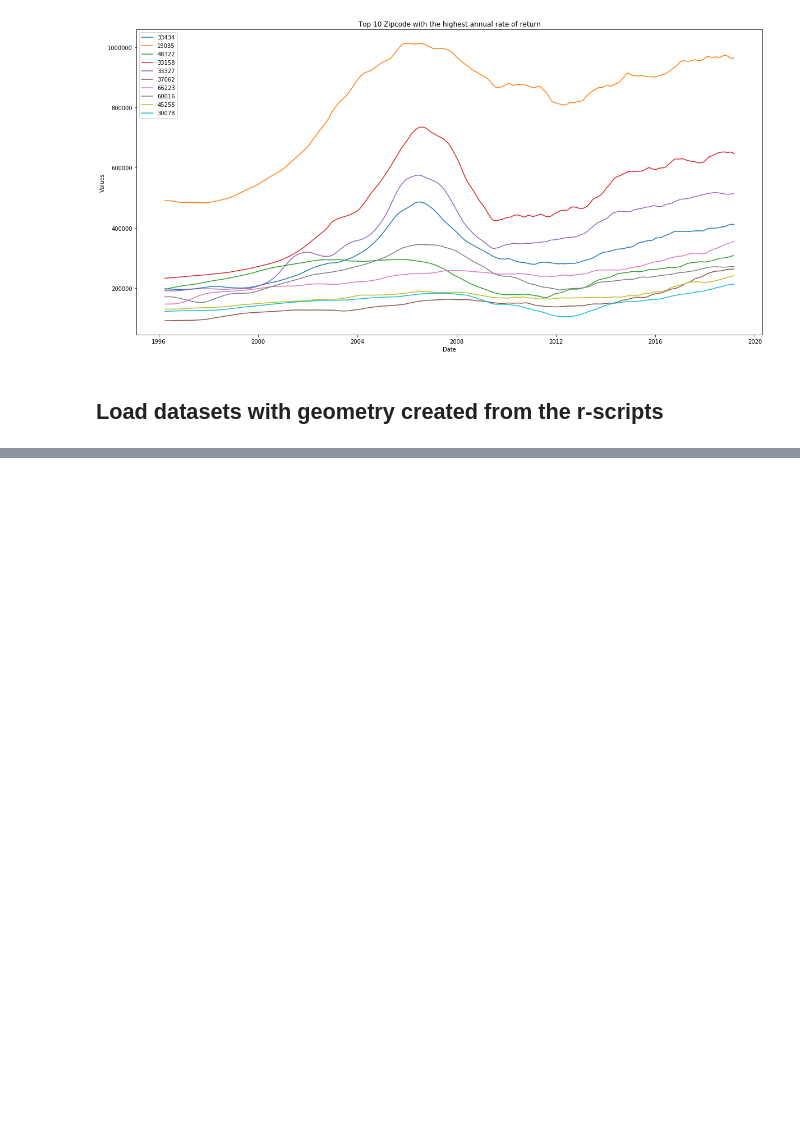
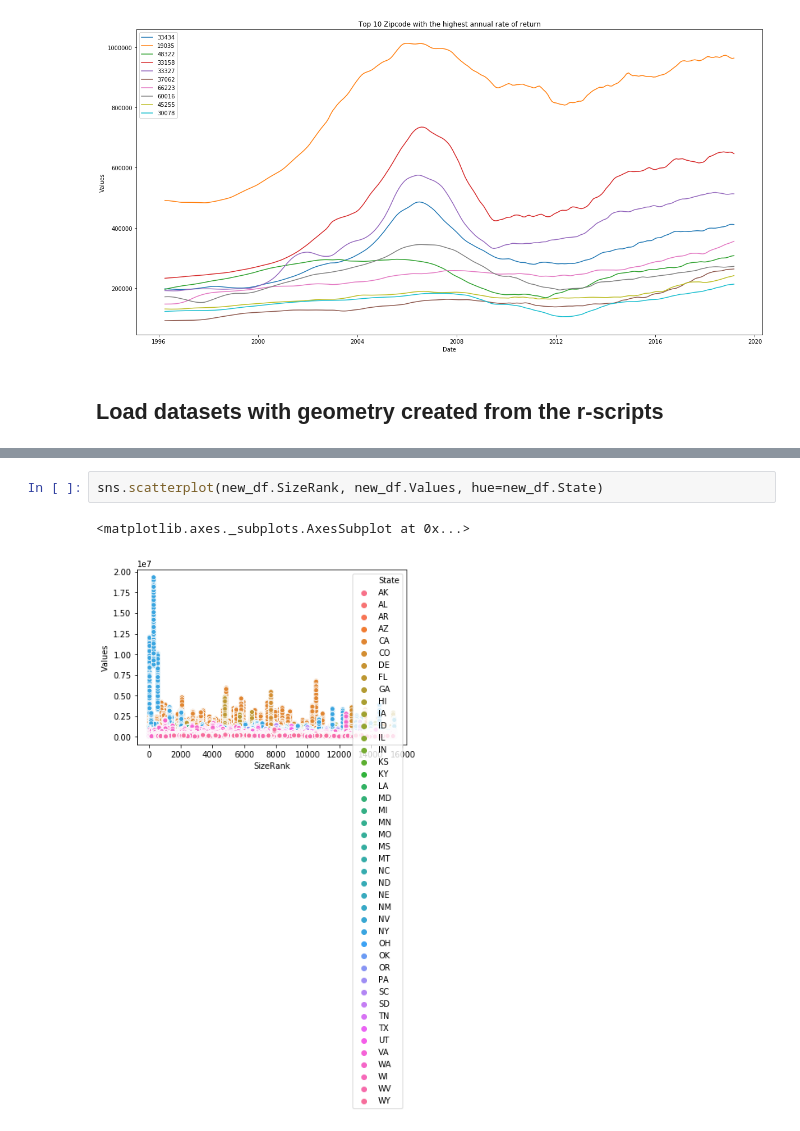
Before and after one commit to toraaglobal/SREIT, a Jupyter notebook: 06_EDA_and_Picking_Top_Zip.ipynb, the cells around one changed output, grey strips where cells are left out. Cells and saved outputs as stored; diff of their text form; blank space fills up the shorter version.

```diff
--- a/06_EDA_and_Picking_Top_Zip.ipynb
+++ b/06_EDA_and_Picking_Top_Zip.ipynb
@@ -205,0 +259,5 @@ new_df = pd.read_csv('single_family_with_geo.csv')
+# %%
+sns.scatterplot(new_df.SizeRank, new_df.Values, hue=new_df.State)
+# %% [output]
+<matplotlib.axes._subplots.AxesSubplot at 0x...>
+[figure, added]
```
Also changed, not shown: parts of 11 cells of this notebook.
